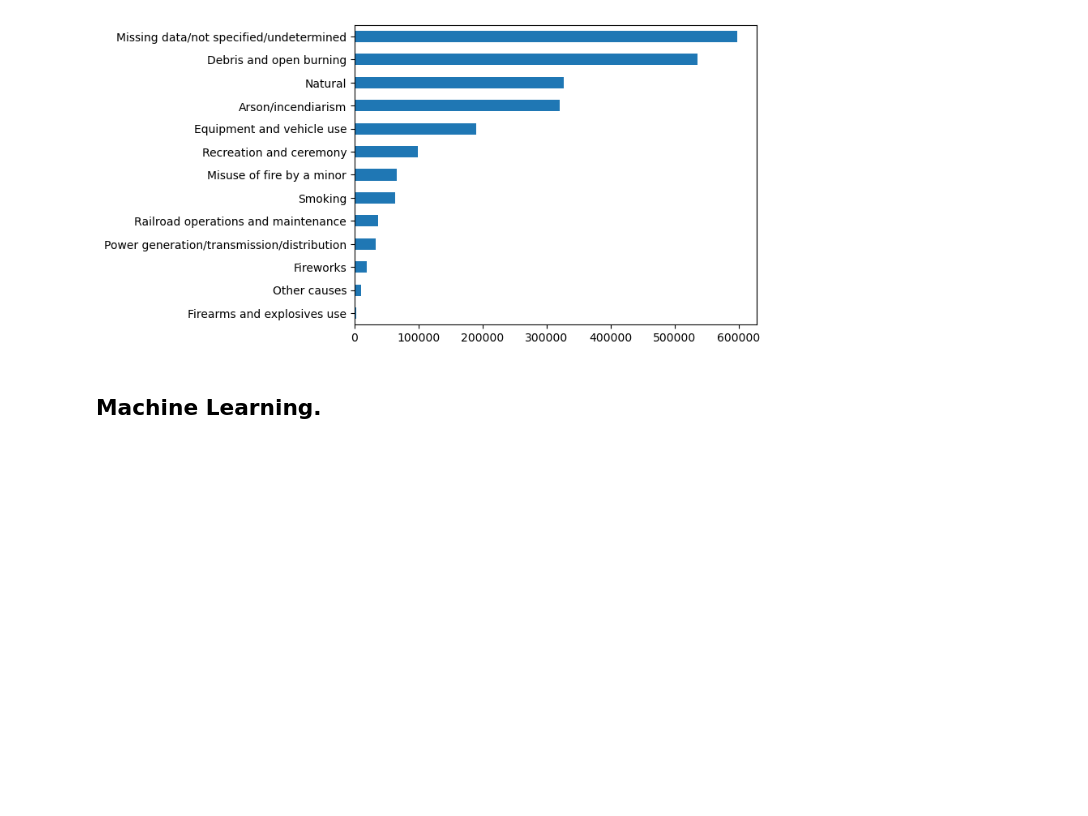
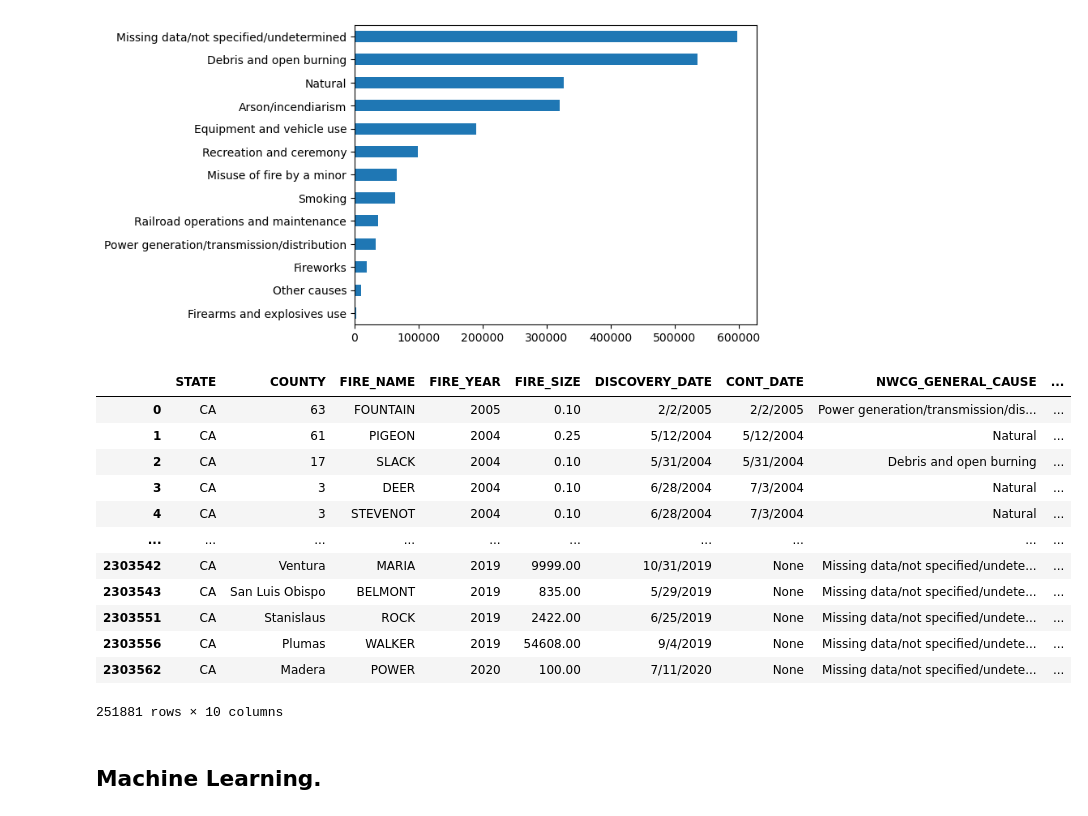
Before and after one commit to clovestad/Wild_fires, a Jupyter notebook: wildfires.ipynb, the cells around one changed output. Saved outputs shown, nothing was run; the diff lists cells and outputs as text; code cells hidden in the pictures; blank space fills up the shorter version.

```diff
--- a/wildfires.ipynb
+++ b/wildfires.ipynb
@@ -118,6 +215,22 @@ df['NWCG_GENERAL_CAUSE'].value_counts().sort_values().plot(kind='barh')
 plt.show()
 # %% [output]
 [figure]
+# %%
+df[df['STATE']=='CA']
+# %% [output]
+|  | STATE | COUNTY | FIRE_NAME | FIRE_YEAR | FIRE_SIZE | DISCOVERY_DATE | CONT_DATE | NWCG_GENERAL_CAUSE | ... |
+| 0 | CA | 63 | FOUNTAIN | 2005 | 0.10 | 2/2/2005 | 2/2/2005 | Power generation/transmission/dis... | ... |
+| 1 | CA | 61 | PIGEON | 2004 | 0.25 | 5/12/2004 | 5/12/2004 | Natural | ... |
+| 2 | CA | 17 | SLACK | 2004 | 0.10 | 5/31/2004 | 5/31/2004 | Debris and open burning | ... |
+| 3 | CA | 3 | DEER | 2004 | 0.10 | 6/28/2004 | 7/3/2004 | Natural | ... |
+| 4 | CA | 3 | STEVENOT | 2004 | 0.10 | 6/28/2004 | 7/3/2004 | Natural | ... |
+| ... | ... | ... | ... | ... | ... | ... | ... | ... | ... |
+| 2303542 | CA | Ventura | MARIA | 2019 | 9999.00 | 10/31/2019 | None | Missing data/not specified/undete... | ... |
+| 2303543 | CA | San Luis Obispo | BELMONT | 2019 | 835.00 | 5/29/2019 | None | Missing data/not specified/undete... | ... |
+| 2303551 | CA | Stanislaus | ROCK | 2019 | 2422.00 | 6/25/2019 | None | Missing data/not specified/undete... | ... |
+| 2303556 | CA | Plumas | WALKER | 2019 | 54608.00 | 9/4/2019 | None | Missing data/not specified/undete... | ... |
+| 2303562 | CA | Madera | POWER | 2020 | 100.00 | 7/11/2020 | None | Missing data/not specified/undete... | ... |
+251881 rows × 10 columns
 # %% [markdown]
 ## Machine Learning.
 # %%
```
Also changed, not shown: parts of 8 cells of this notebook.
